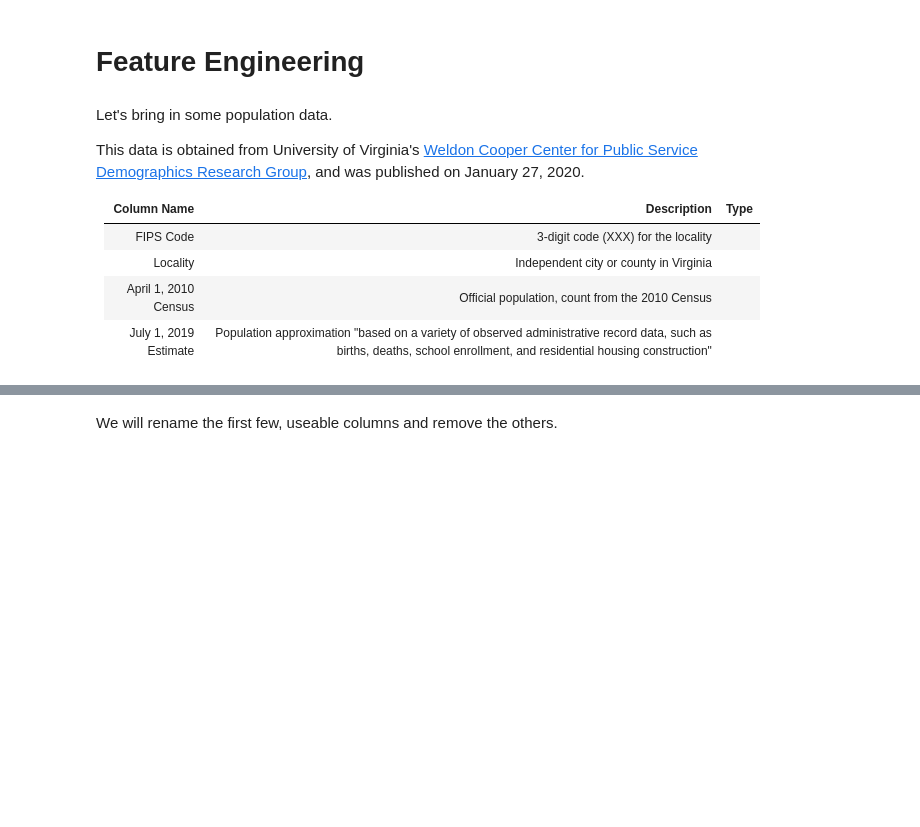
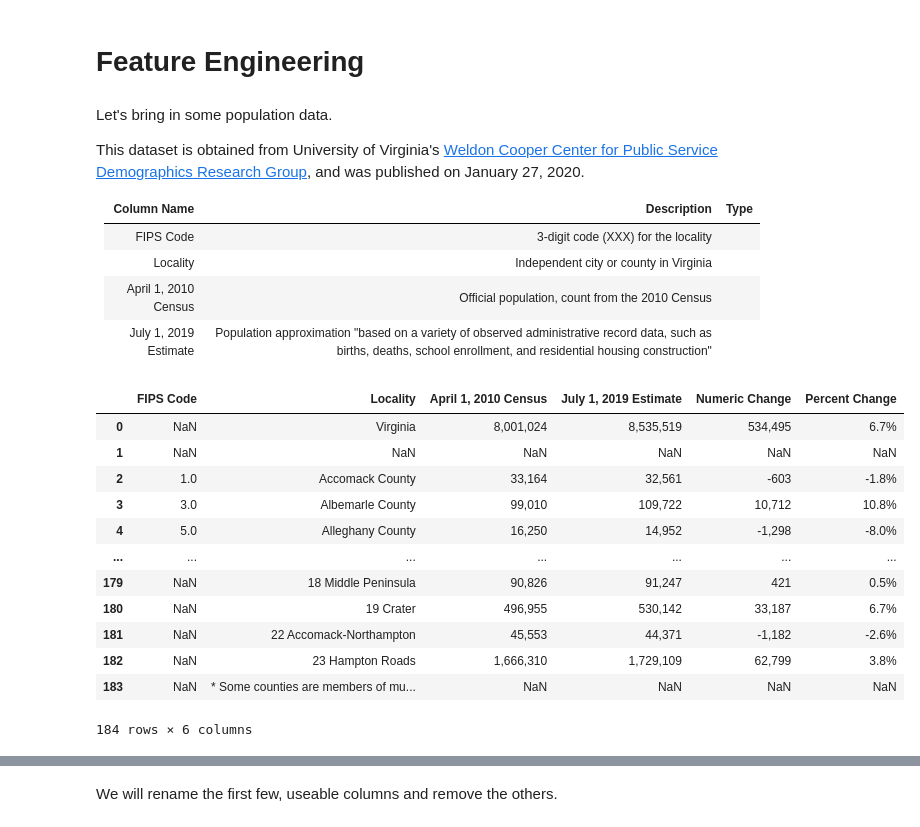
Before and after one commit to jammy-bot/va-covid-eda, a Jupyter notebook: va_covid_plots.ipynb, the cells around one changed output, grey strips where cells are left out. Saved outputs shown, nothing was run; the diff lists cells and outputs as text; code cells hidden in the pictures; blank space fills up the shorter version.

Commit message:
preprocess population data

```diff
--- a/va_covid_plots.ipynb
+++ b/va_covid_plots.ipynb
@@ -410,7 +410,7 @@ fig.show()
 # %% [markdown]
 Let's bring in some population data.
 
-This data is obtained from University of Virginia's [Weldon Cooper Center for Public Service Demographics Research Group](https://demographics.coopercenter.org/virginia-population-estimates), and was published  on January 27, 2020.
+This dataset is obtained from University of Virginia's [Weldon Cooper Center for Public Service Demographics Research Group](https://demographics.coopercenter.org/virginia-population-estimates), and was published  on January 27, 2020.
 
 Column Name |	Description	| Type
 --- | --- | ---
@@ -430,10 +433,21 @@ gc = gspread.authorize(GoogleCredentials.get_application_default())
 # %%
-sheet_1 = gc.open_by_url('#######################')
-
-# pd.read_csv('/content/drive/My Drive/Colab Notebooks/VAPopulationEstimates_2019-07_UVACooperCenter.gsheet',
-#                             usecols=['FIPS Code', 'Locality', 'April 1', '2010 Census',	'July 1, 2019 Estimate'],
-#                             nrows=140)
-ws = sheet_1.worksheet('2019 Table')
+pop_df = pd.read_csv('/content/drive/My Drive/Colab Notebooks/VAPopulationEstimates_2019-07_UVACooperCenter.xlsx - 2019 Table.csv',
+                     skiprows=4)
+pop_df
+# %% [output]
+|  | FIPS Code | Locality | April 1, 2010 Census | July 1, 2019 Estimate | Numeric Change | Percent Change |
+| 0 | NaN | Virginia | 8,001,024 | 8,535,519 | 534,495 | 6.7% |
+| 1 | NaN | NaN | NaN | NaN | NaN | NaN |
+| 2 | 1.0 | Accomack County | 33,164 | 32,561 | -603 | -1.8% |
+| 3 | 3.0 | Albemarle County | 99,010 | 109,722 | 10,712 | 10.8% |
+| 4 | 5.0 | Alleghany County | 16,250 | 14,952 | -1,298 | -8.0% |
+| ... | ... | ... | ... | ... | ... | ... |
+| 179 | NaN | 18 Middle Peninsula | 90,826 | 91,247 | 421 | 0.5% |
+| 180 | NaN | 19 Crater | 496,955 | 530,142 | 33,187 | 6.7% |
+| 181 | NaN | 22 Accomack-Northampton | 45,553 | 44,371 | -1,182 | -2.6% |
+| 182 | NaN | 23 Hampton Roads | 1,666,310 | 1,729,109 | 62,799 | 3.8% |
+| 183 | NaN | * Some counties are members of mu... | NaN | NaN | NaN | NaN |
+184 rows × 6 columns
 # %%
 population_df = get_as_dataframe(ws, nrows=140)
 # %%
```
Also changed, not shown: parts of 19 cells of this notebook.
